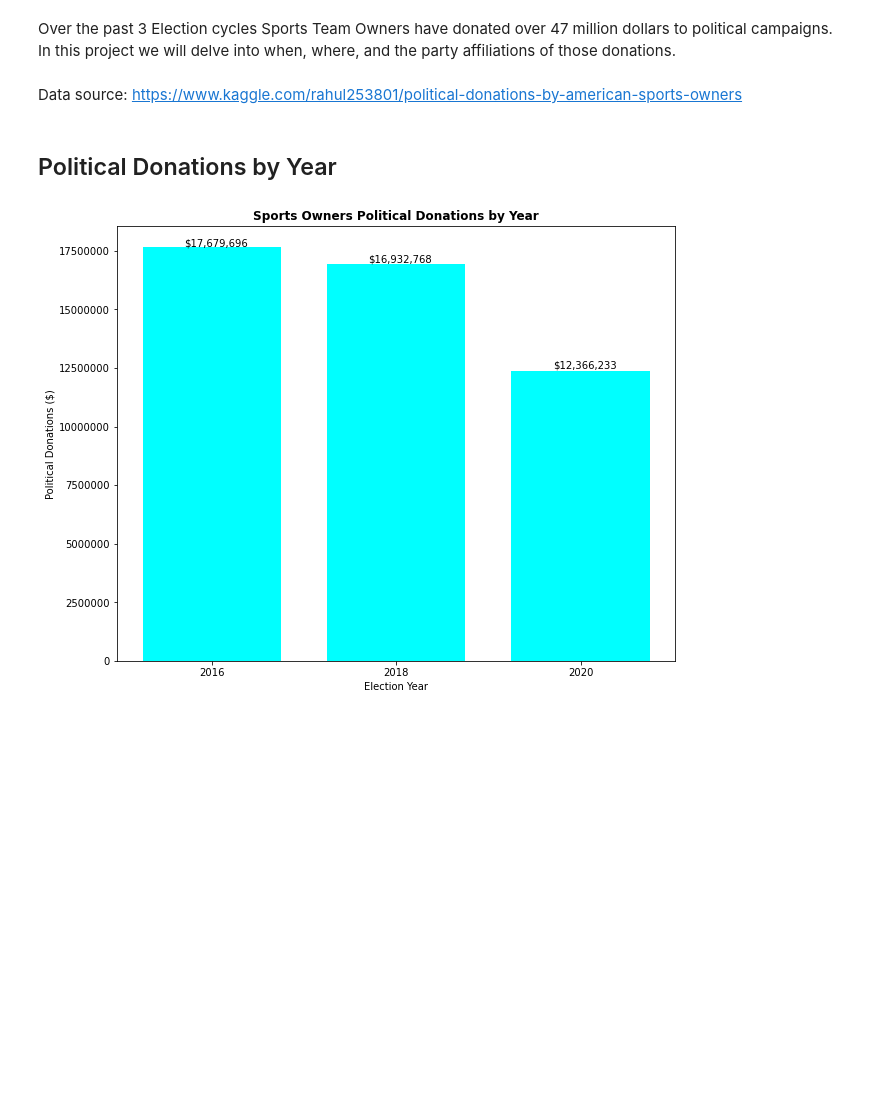
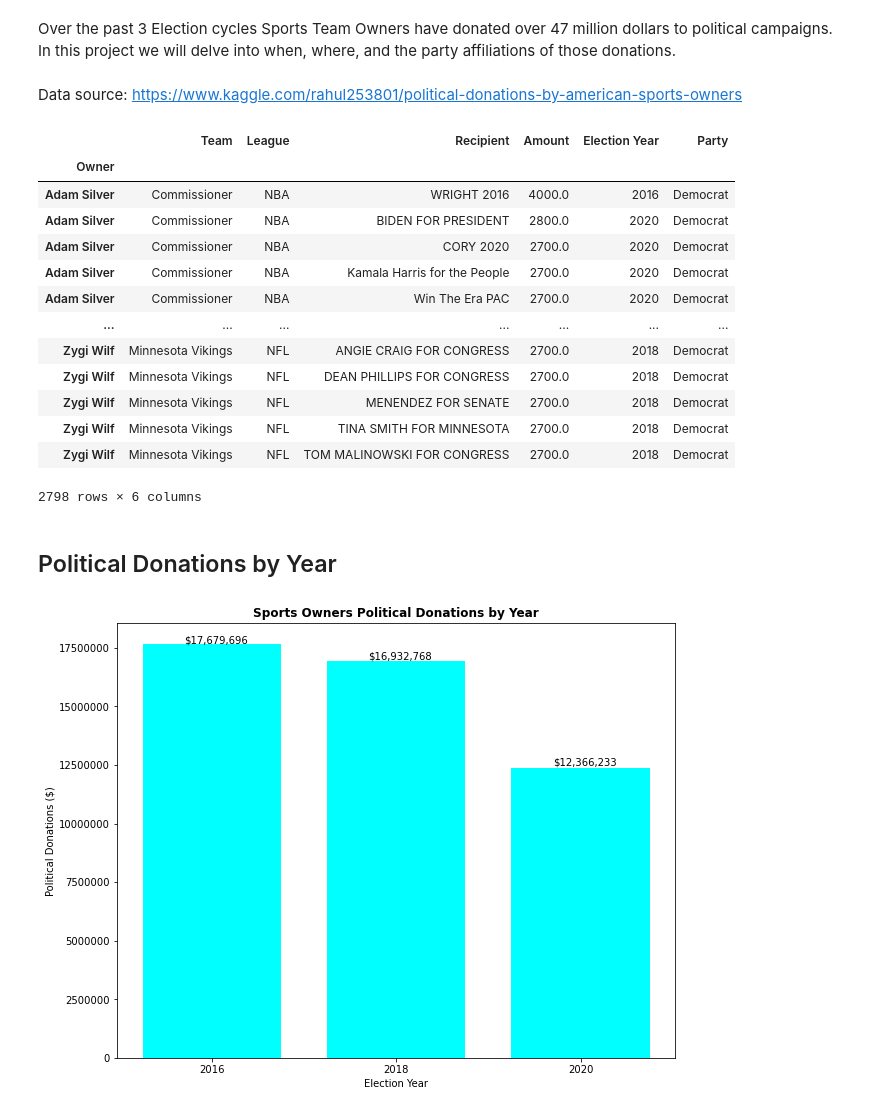
Before and after one commit to richcoca/CIS9655Project, a Jupyter notebook: Group 2.1 Presentation.ipynb, the cells around one changed output. Drawn from its saved outputs; the diff is of its cells as text; code cells hidden in the pictures; blank space fills up the shorter version.

```diff
--- a/Group 2.1 Presentation.ipynb
+++ b/Group 2.1 Presentation.ipynb
@@ -4,22 +4,39 @@ Team 2.1- Austin Robinson, Priscilla Shum, Xiuling Yu
 # Study of Political Donations by American Sport Owners from 2016 to 2020
 # %% [markdown]
 Over the past 3 Election cycles Sports Team Owners have donated over 47 million dollars to political campaigns. In this project we will delve into when, where, and the party affiliations of those donations.
-# %% [markdown]
-Data source: https://www.kaggle.com/rahul253801/political-donations-by-american-sports-owners
+# %% [markdown]
+Data source: https://www.kaggle.com/rahul253801/political-donations-by-american-sports-owners
 # %%
 import pandas as pd
 import numpy as np
 import matplotlib.pyplot as plt
 import matplotlib.patches as mpatches
 import warnings
 warnings.filterwarnings("ignore")
 sports= "SPD.csv"
 sport= 'SPD(League only) .csv'
 
 df = pd.read_csv(sports,index_col=0, parse_dates=True)
 dfd = pd.read_csv(sport)
+
+df
+# %% [output]
+|  | Team | League | Recipient | Amount | Election Year | Party |
+| Owner |  |  |  |  |  |  |
+| Adam Silver | Commissioner | NBA | WRIGHT 2016 | 4000.0 | 2016 | Democrat |
+| Adam Silver | Commissioner | NBA | BIDEN FOR PRESIDENT | 2800.0 | 2020 | Democrat |
+| Adam Silver | Commissioner | NBA | CORY 2020 | 2700.0 | 2020 | Democrat |
+| Adam Silver | Commissioner | NBA | Kamala Harris for the People | 2700.0 | 2020 | Democrat |
+| Adam Silver | Commissioner | NBA | Win The Era PAC | 2700.0 | 2020 | Democrat |
+| ... | ... | ... | ... | ... | ... | ... |
+| Zygi Wilf | Minnesota Vikings | NFL | ANGIE CRAIG FOR CONGRESS | 2700.0 | 2018 | Democrat |
+| Zygi Wilf | Minnesota Vikings | NFL | DEAN PHILLIPS FOR CONGRESS | 2700.0 | 2018 | Democrat |
+| Zygi Wilf | Minnesota Vikings | NFL | MENENDEZ FOR SENATE | 2700.0 | 2018 | Democrat |
+| Zygi Wilf | Minnesota Vikings | NFL | TINA SMITH FOR MINNESOTA | 2700.0 | 2018 | Democrat |
+| Zygi Wilf | Minnesota Vikings | NFL | TOM MALINOWSKI FOR CONGRESS | 2700.0 | 2018 | Democrat |
+2798 rows × 6 columns
-# %% [markdown]
-## Political Donations by Year
+# %% [markdown]
+## Political Donations by Year
 # %%
 df["Amount"].sum()
 dfyr= df.groupby(['Election Year'],as_index=False)['Amount'].sum()
```
Also changed, not shown: parts of 10 cells of this notebook, 1 other file.
